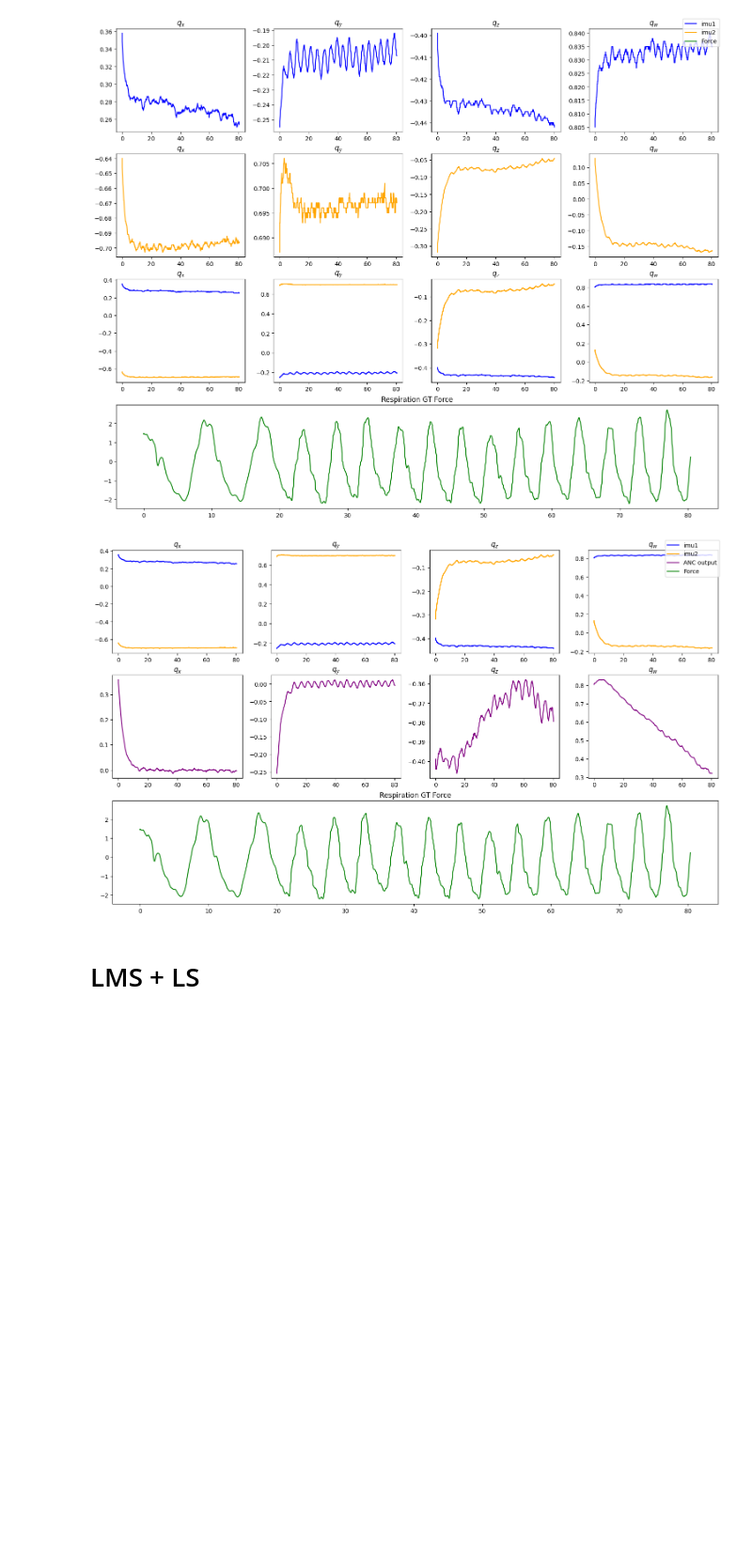
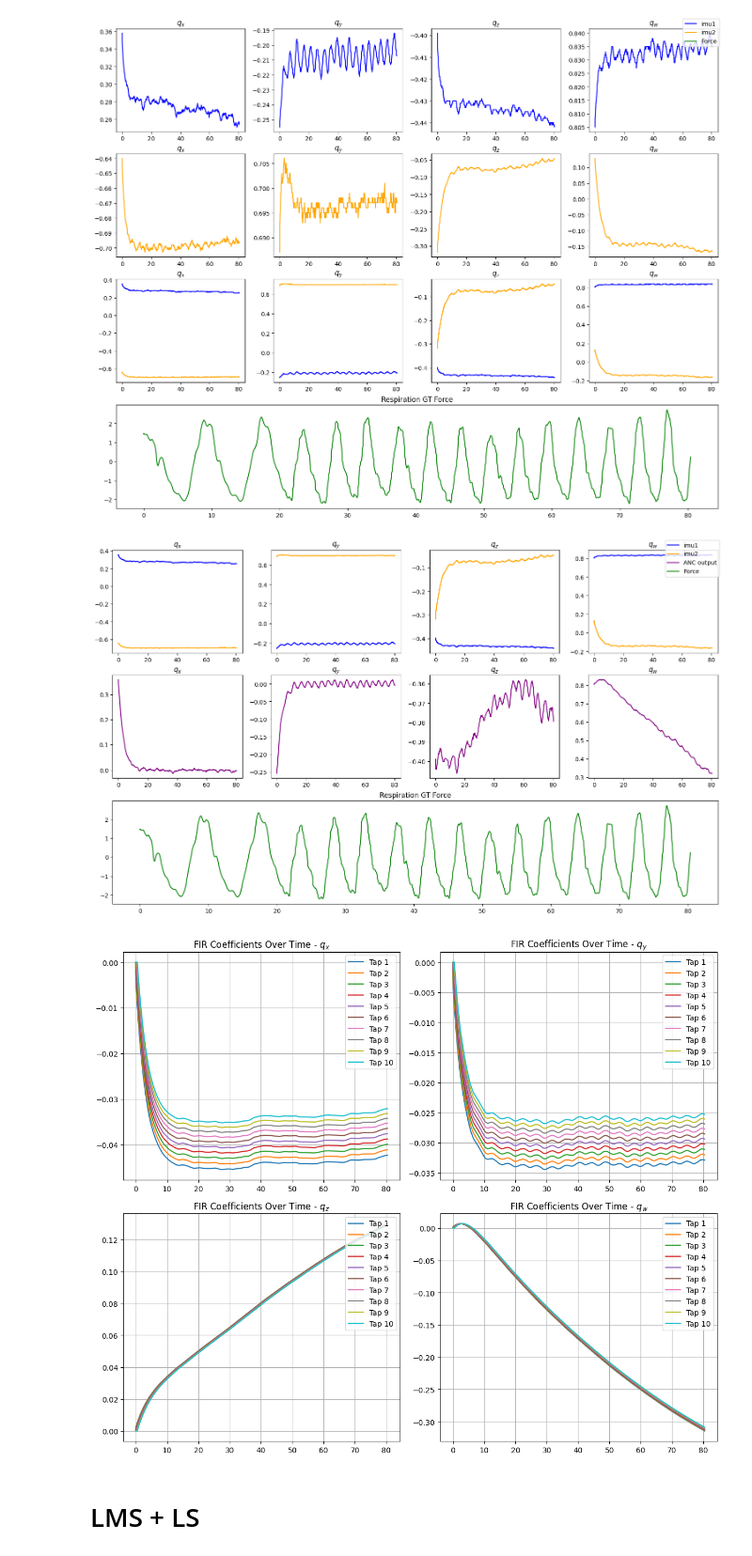
Before and after one commit to Yang-Yun-Yeh/RR-HR, a Jupyter notebook: ANC.ipynb, the cells around one changed output. Shown at 94% size. Drawn from its saved outputs; the diff is of its cells as text; code cells hidden in the pictures; blank space fills up the shorter version.

Commit message:
Fix draw_fir_coefficients_curve method

```diff
--- a/ANC.ipynb
+++ b/ANC.ipynb
@@ -40,28 +40,36 @@ draw_imu_curve(data, overlap=True, show_gt=True)
 # %%
 NTAPS = 10 # 10
 LEARNING_RATE = 0.005 # 0.001
 
 outputs_dict_LMS = {}
 outputs_dict_LMS['method'] = 'LMS'
+coefficients_dict_LMS = {}
+coefficients_dict_LMS['method'] = 'LMS'
 for col in cols:
     d = data[sensor_names[0] + '_' + col].to_numpy() # IMU1 (desire signal with more RR info.)
     x = data[sensor_names[1] + '_' + col].to_numpy() # IMU2 (reference noise)
     f = FIR_filter(np.zeros(NTAPS))
     y = np.empty(len(d))
+
+    coefficients_history = np.empty((len(d), NTAPS))
 
     # DO FIR filter
     for i in range((len(d))):
         ref_noise = x[i]
         canceller = f.filter(ref_noise)
         output_signal = d[i] - canceller
         f.lms(output_signal, LEARNING_RATE)
+        coefficients_history[i] = f.coefficients
         y[i] = output_signal
 
     outputs_dict_LMS[col] = y
+    coefficients_dict_LMS[col] = coefficients_history
 
 draw_anc_curve(data, outputs=outputs_dict_LMS)
+draw_fir_coefficients_curve(data, coefficients=coefficients_dict_LMS)
 # %% [output]
 [figure]
+[figure, added]
 # %% [markdown]
 # LMS + LS
 # %%
```
Also changed, not shown: parts of 1 cell of this notebook, 2 other files.
